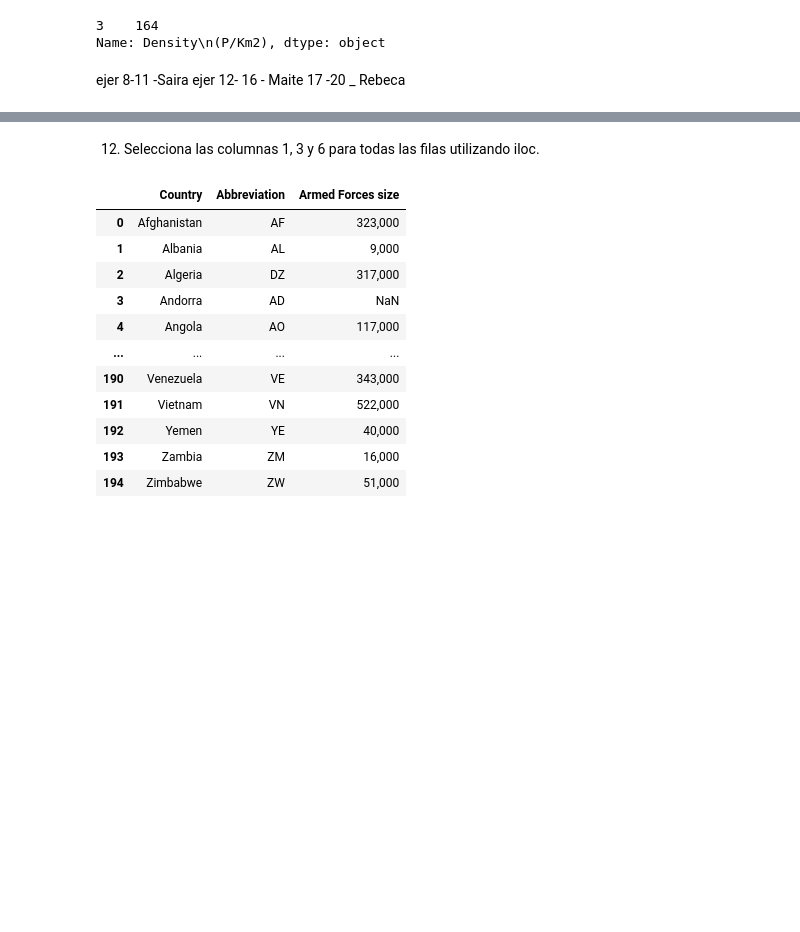
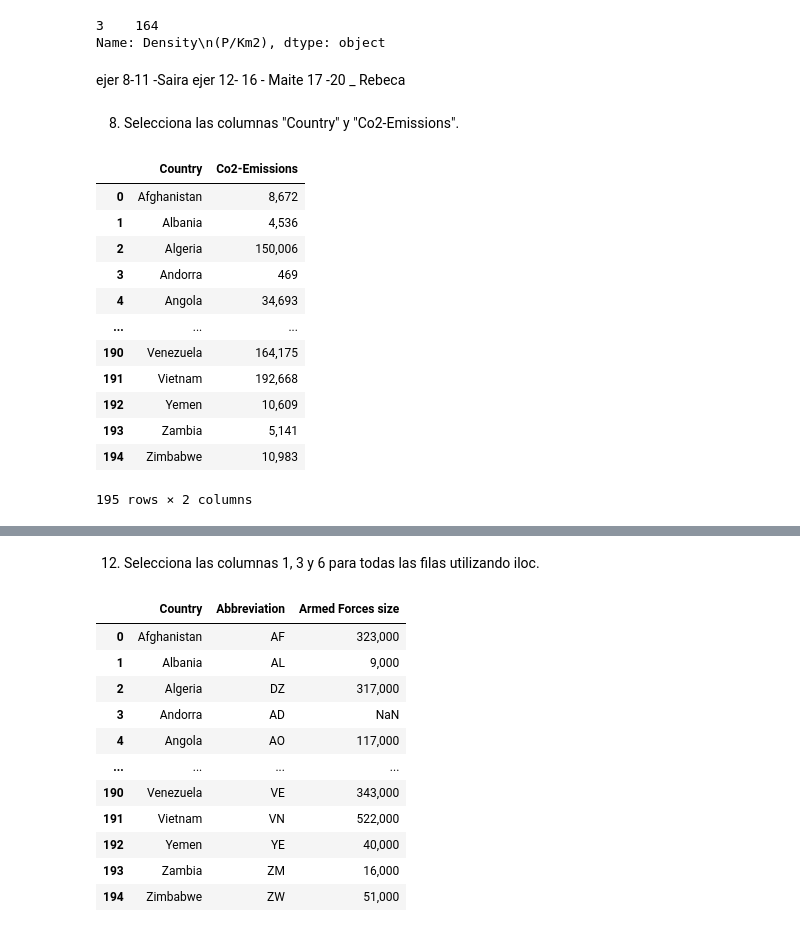
Before and after one commit to saira2911/promoG-modulo3-sprint1-pairprogramming-Maite-Rebeca-Saira, a Jupyter notebook: ejercicios_pair_EDA.ipynb, the cells around one changed output, grey strips where cells are left out. Cells and saved outputs as stored; diff of their text form; code cells hidden in the pictures; blank space fills up the shorter version.

```diff
--- a/ejercicios_pair_EDA.ipynb
+++ b/ejercicios_pair_EDA.ipynb
@@ -7,7 +7,7 @@ pd.set_option('display.max_columns', None)
 # %% [markdown]
 df_world_data =
 # %%
-df_world_data = pd.read_csv("../world-data-2023_part1.csv", index_col=0)
+df_world_data = pd.read_csv("files/world-data-2023_part1.csv", index_col=0)
 # %%
 df_world_data
 # %% [output]
@@ -313,3 +313,21 @@ Name: Density\n(P/Km2), dtype: object
 ejer 8-11 -Saira
 ejer 12- 16 - Maite
 17 -20 _ Rebeca
+# %% [markdown]
+8. Selecciona las columnas "Country" y "Co2-Emissions".
+# %%
+df_world_data.loc[:, ["Country", "Co2-Emissions"]]
+# %% [output]
+|  | Country | Co2-Emissions |
+| 0 | Afghanistan | 8,672 |
+| 1 | Albania | 4,536 |
+| 2 | Algeria | 150,006 |
+| 3 | Andorra | 469 |
+| 4 | Angola | 34,693 |
+| ... | ... | ... |
+| 190 | Venezuela | 164,175 |
+| 191 | Vietnam | 192,668 |
+| 192 | Yemen | 10,609 |
+| 193 | Zambia | 5,141 |
+| 194 | Zimbabwe | 10,983 |
+195 rows × 2 columns
```
Also changed, not shown: parts of 7 cells of this notebook, 1 other file.
